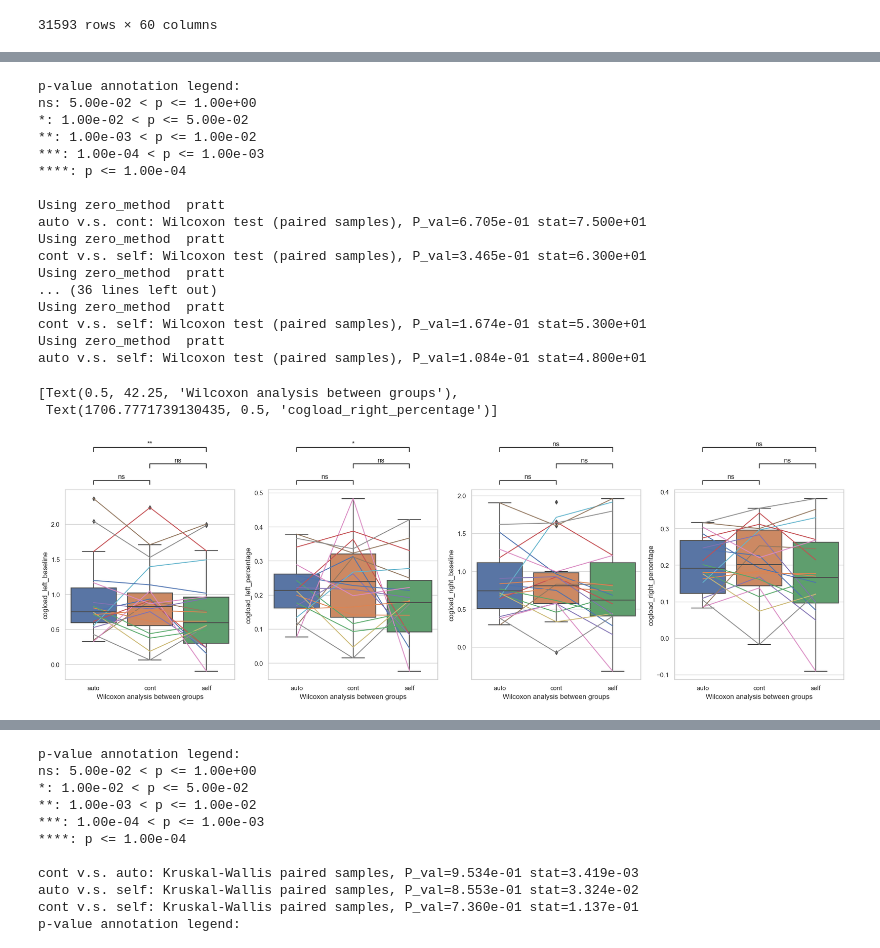
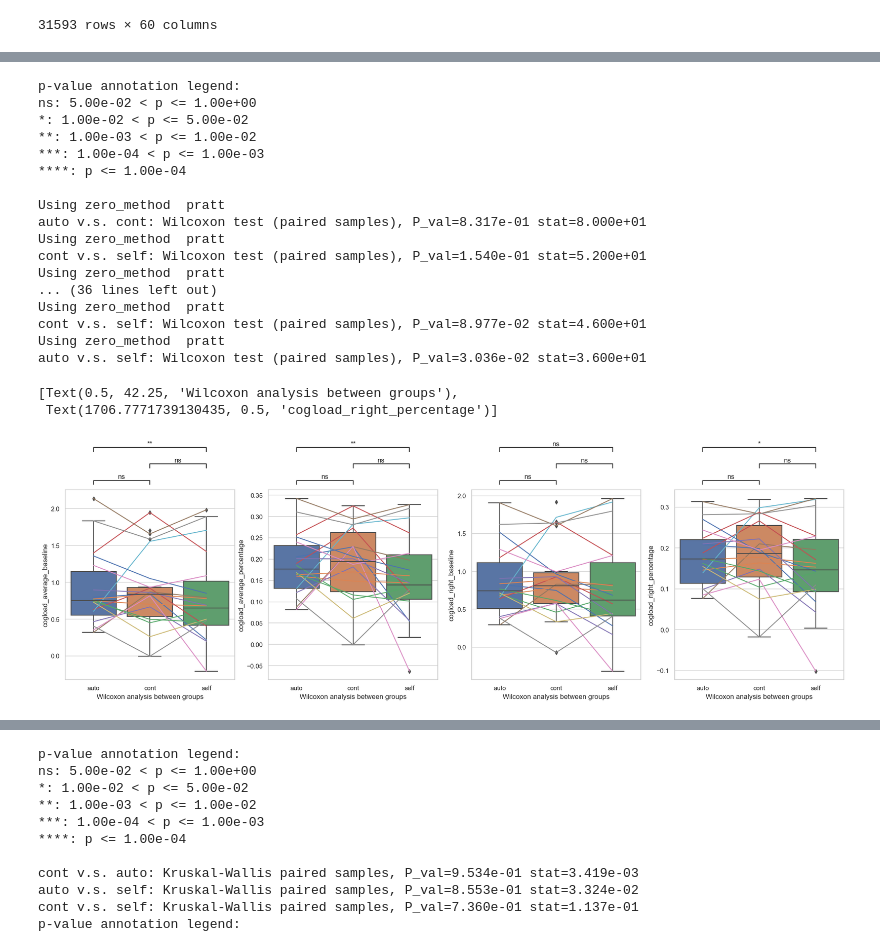
Before and after one commit to Tianyu-Zhou/NIST_Way_Finding, a Jupyter notebook: nist.ipynb, the cells around one changed output, grey strips where cells are left out. Drawn from its saved outputs; the diff is of its cells as text; code cells hidden in the pictures.

```diff
--- a/nist.ipynb
+++ b/nist.ipynb
@@ -126,9 +122,17 @@ def total_data_analysis(data_raw):
         cogload_right_baseline = (data_raw[i]["cogload_right_baseline"].mean())
         cogload_left_percentage = (data_raw[i]["cogload_left_percentage"].mean())
         cogload_right_percentage = (data_raw[i]["cogload_right_percentage"].mean())
+        cogload_average_baseline = (cogload_left_baseline + cogload_right_baseline)/2
+        cogload_average_percentage = (cogload_left_percentage + cogload_right_percentage)/2
 
-        data_analysis = data_analysis.append(pd.DataFrame([[condition,participant_id,label,mission_completed,time_all,time_1,time_2,time_3,time_4,cogload_average,damage_find,cogload_left,cogload_right,cogload_left_baseline,cogload_right_baseline,cogload_left_percentage,cogload_right_percentage]],
-                                                columns=["condition","participant_id","label","mission_completed","time_all","time_1","time_2","time_3","time_4","cogload_average","damage_find","cogload_left","cogload_right","cogload_left_baseline","cogload_right_baseline","cogload_left_percentage","cogload_right_percentage"]),
+        data_analysis = data_analysis.append(pd.DataFrame([[condition,participant_id,label,mission_completed,time_all,time_1,time_2,time_3,time_4,cogload_average,damage_find,
+                                                            cogload_left,cogload_right,cogload_left_baseline,cogload_right_baseline,cogload_left_percentage,cogload_right_percentage,
+                                                            cogload_average_baseline,cogload_average_percentage
+                                                            ]],
+                                                columns=["condition","participant_id","label","mission_completed","time_all","time_1","time_2","time_3","time_4","cogload_average","damage_find",
+                                                        "cogload_left","cogload_right","cogload_left_baseline","cogload_right_baseline","cogload_left_percentage","cogload_right_percentage",
+                                                        "cogload_average_baseline","cogload_average_percentage"
+                                                        ]),
                                                 ignore_index=True)
 
     return data_analysis
@@ -223,7 +227,8 @@ data = data_pairwise
 
 fig, axes = plt.subplots(1,4, figsize=(24,6), dpi=100)
 
-y = 'cogload_left_baseline'
+# y = 'cogload_left_baseline'
+y = 'cogload_average_baseline'
 axes[0] = sns.boxplot(ax = axes[0], data=data, x=x, y=y, order=order)
 for i in range(0,len(data_pairwise),3):
    axes[0].plot([data_analysis[[y]].values.ravel()[i],data_analysis[[y]].values.ravel()[i+1],data_analysis[[y]].values.ravel()[i+2]])
@@ -239,7 +244,8 @@ test_results = add_stat_annotation(ax=axes[0], data=data, x=x, y=y, order=order,
                                  )
 axes[0].set(xlabel = method + ' analysis between groups', ylabel=y)
 
-y = "cogload_left_percentage"
+# y = "cogload_left_percentage"
+y = "cogload_average_percentage"
 axes[1] = sns.boxplot(ax = axes[1],data=data, x=x, y=y,order=order,)
 for i in range(0,len(data_pairwise),3):
    axes[1].plot([data_analysis[[y]].values.ravel()[i],data_analysis[[y]].values.ravel()[i+1],data_analysis[[y]].values.ravel()[i+2]])
@@ -275,38 +281,38 @@ y = "cogload_right_percentage"
 axes[3] = sns.boxplot(ax = axes[3],data=data, x=x, y=y,order=order,)
 for i in range(0,len(data_pairwise),3):
    axes[3].plot([data_analysis[[y]].values.ravel()[i],data_analysis[[y]].values.ravel()[i+1],data_analysis[[y]].values.ravel()[i+2]])
 test_results = add_stat_annotation(ax=axes[3], data=data, x=x, y=y,
                                  box_pairs=[
                                           (order[0], order[1]),
                                           (order[0], order[2]),
                                           (order[1], order[2]),
                                           ],
                                  test=method,
                                  comparisons_correction=None,
                                  text_format='star', loc='outside', verbose=1,
                                  )
 axes[3].set(xlabel = method + ' analysis between groups', ylabel=y)
 # %% [output]
 p-value annotation legend:
 ns: 5.00e-02 < p <= 1.00e+00
 *: 1.00e-02 < p <= 5.00e-02
 **: 1.00e-03 < p <= 1.00e-02
 ***: 1.00e-04 < p <= 1.00e-03
 ****: p <= 1.00e-04
 
 Using zero_method  pratt
-auto v.s. cont: Wilcoxon test (paired samples), P_val=6.705e-01 stat=7.500e+01
+auto v.s. cont: Wilcoxon test (paired samples), P_val=8.317e-01 stat=8.000e+01
 Using zero_method  pratt
-cont v.s. self: Wilcoxon test (paired samples), P_val=3.465e-01 stat=6.300e+01
+cont v.s. self: Wilcoxon test (paired samples), P_val=1.540e-01 stat=5.200e+01
 Using zero_method  pratt
 ... (36 lines left out)
 Using zero_method  pratt
-cont v.s. self: Wilcoxon test (paired samples), P_val=1.674e-01 stat=5.300e+01
+cont v.s. self: Wilcoxon test (paired samples), P_val=8.977e-02 stat=4.600e+01
 Using zero_method  pratt
-auto v.s. self: Wilcoxon test (paired samples), P_val=1.084e-01 stat=4.800e+01
+auto v.s. self: Wilcoxon test (paired samples), P_val=3.036e-02 stat=3.600e+01
 [Text(0.5, 42.25, 'Wilcoxon analysis between groups'),
  Text(1706.7771739130435, 0.5, 'cogload_right_percentage')]
-[figure, old version]
+[figure, new version]
 # %%
 ### sample from raw data
 rate = 20
```
Also changed, not shown: parts of 3 cells of this notebook.
